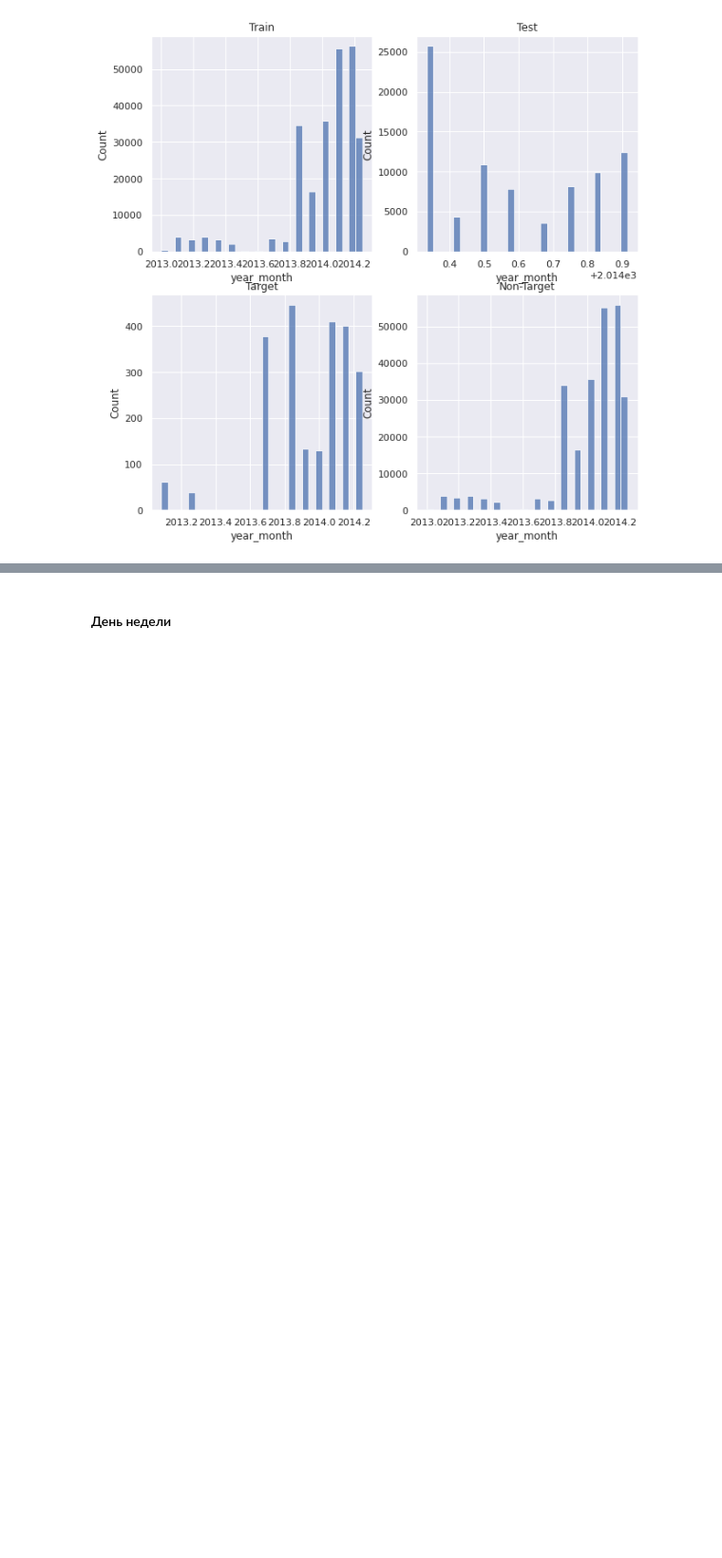
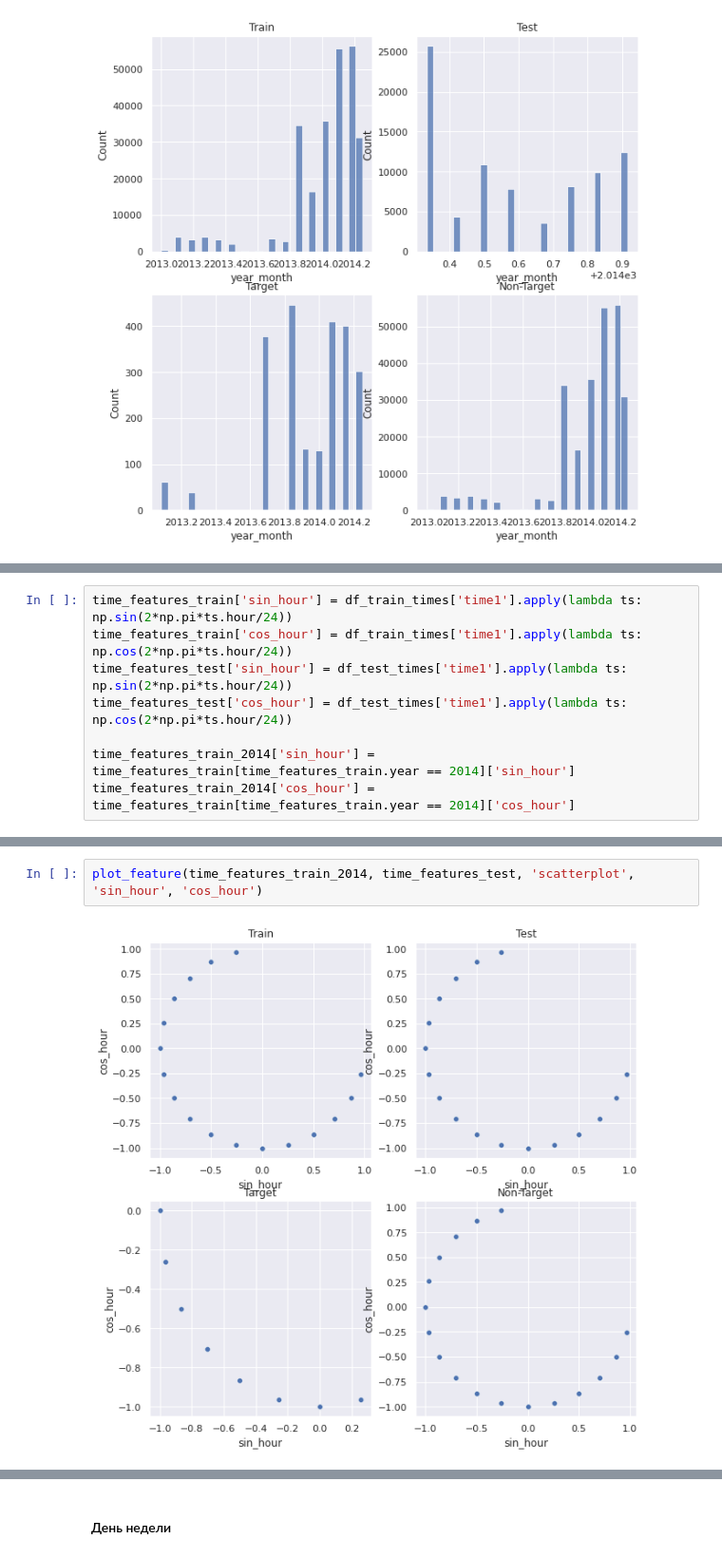
Before and after one commit to Uniholder/Specialization-Yandex-MIPT, a Jupyter notebook: 6_Final_projects/1_user_identification/kaggle/eda.ipynb, the cells around one changed output, grey strips where cells are left out. Shown at 95% size. Saved outputs shown, nothing was run; the diff lists cells and outputs as text; blank space fills up the shorter version.

```diff
--- a/6_Final_projects/1_user_identification/kaggle/eda.ipynb
+++ b/6_Final_projects/1_user_identification/kaggle/eda.ipynb
@@ -236,0 +200,8 @@ plot_feature(time_features_train, time_features_test, 'histplot', 'year_month',
+# %%
+time_features_train['sin_hour'] = df_train_times['time1'].apply(lambda ts: np.sin(2*np.pi*ts.hour/24))
+time_features_train['cos_hour'] = df_train_times['time1'].apply(lambda ts: np.cos(2*np.pi*ts.hour/24))
+time_features_test['sin_hour'] = df_test_times['time1'].apply(lambda ts: np.sin(2*np.pi*ts.hour/24))
+time_features_test['cos_hour'] = df_test_times['time1'].apply(lambda ts: np.cos(2*np.pi*ts.hour/24))
+
+time_features_train_2014['sin_hour'] = time_features_train[time_features_train.year == 2014]['sin_hour']
+time_features_train_2014['cos_hour'] = time_features_train[time_features_train.year == 2014]['cos_hour']
@@ -236,0 +212,4 @@ plot_feature(time_features_train, time_features_test, 'histplot', 'year_month',
+# %%
+plot_feature(time_features_train_2014, time_features_test, 'scatterplot', 'sin_hour', 'cos_hour')
+# %% [output]
+[figure, added]
```
Also changed, not shown: parts of 63 cells of this notebook, 1 other file.
